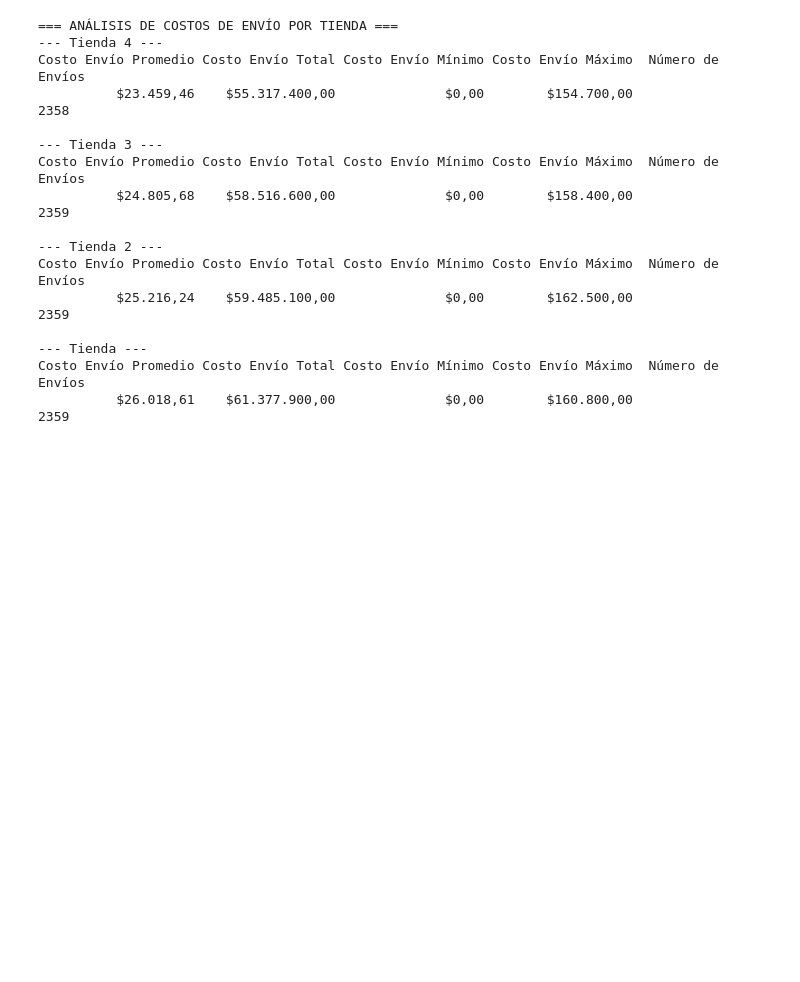
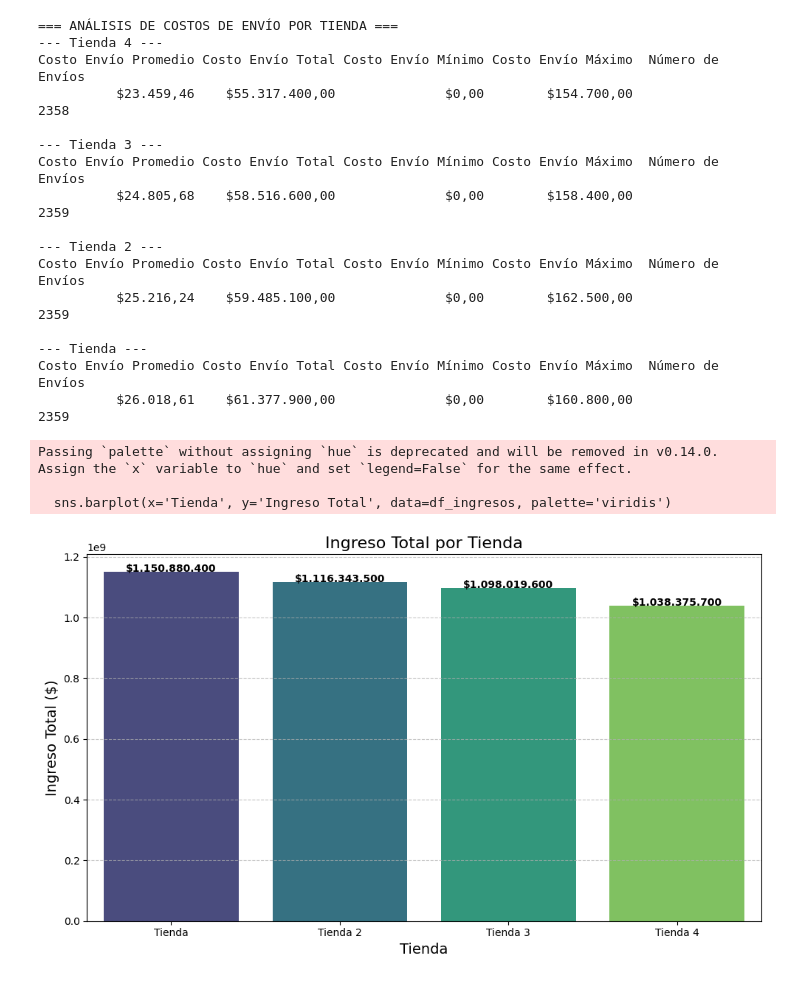
Before and after one commit to hernanschimpf/challenge1-data-science-latam-main, a Jupyter notebook: AluraStoreLatam.ipynb, the cells around one changed output. Drawn from its saved outputs; the diff is of its cells as text; code cells hidden in the pictures; blank space fills up the shorter version.

Commit message:
Actualización del análisis de tiendas

```diff
--- a/AluraStoreLatam.ipynb
+++ b/AluraStoreLatam.ipynb
@@ -486,3 +482,51 @@ Costo Envío Promedio Costo Envío Total Costo Envío Mínimo Costo Envío Máxi
 --- Tienda ---
 Costo Envío Promedio Costo Envío Total Costo Envío Mínimo Costo Envío Máximo  Número de Envíos
           $26.018,61    $61.377.900,00              $0,00        $160.800,00              2359
+# %%
+import matplotlib.pyplot as plt
+import seaborn as sns
+import pandas as pd
+import numpy as np
+
+# Función para crear gráfico de ingresos por tienda
+def visualizar_ingresos(tienda, tienda2, tienda3, tienda4):
+    # Calcular ingresos totales
+    ingresos = {
+        'Tienda': tienda['Precio'].sum(),
+        'Tienda 2': tienda2['Precio'].sum(),
+        'Tienda 3': tienda3['Precio'].sum(),
+        'Tienda 4': tienda4['Precio'].sum()
+    }
+
+    # Convertir a DataFrame para visualización
+    df_ingresos = pd.DataFrame(list(ingresos.items()), columns=['Tienda', 'Ingreso Total'])
+
+    # Crear figura y eje
+    plt.figure(figsize=(10, 6))
+
+    # Crear el gráfico de barras
+    sns.barplot(x='Tienda', y='Ingreso Total', data=df_ingresos, palette='viridis')
+
+    # Añadir etiquetas con formato de moneda a las barras
+    for i, v in enumerate(df_ingresos['Ingreso Total']):
+        plt.text(i, v + 50000, f'${v:,.0f}'.replace(',', '.'),
+                 ha='center', fontweight='bold')
+
+    # Configurar el gráfico
+    plt.title('Ingreso Total por Tienda', fontsize=16)
+    plt.xlabel('Tienda', fontsize=14)
+    plt.ylabel('Ingreso Total ($)', fontsize=14)
+    plt.grid(axis='y', linestyle='--', alpha=0.7)
+    plt.tight_layout()
+
+    # Guardar la figura
+    plt.savefig('visualizaciones/ingresos_por_tienda.png', dpi=300, bbox_inches='tight')
+    plt.show()
+
+# Llamar a la función
+visualizar_ingresos(tienda, tienda2, tienda3, tienda4)
+# %% [output]
+Passing `palette` without assigning `hue` is deprecated and will be removed in v0.14.0. Assign the `x` variable to `hue` and set `legend=False` for the same effect.
+
+  sns.barplot(x='Tienda', y='Ingreso Total', data=df_ingresos, palette='viridis')
+[figure, added]
```
Also changed, not shown: parts of 9 cells of this notebook.
